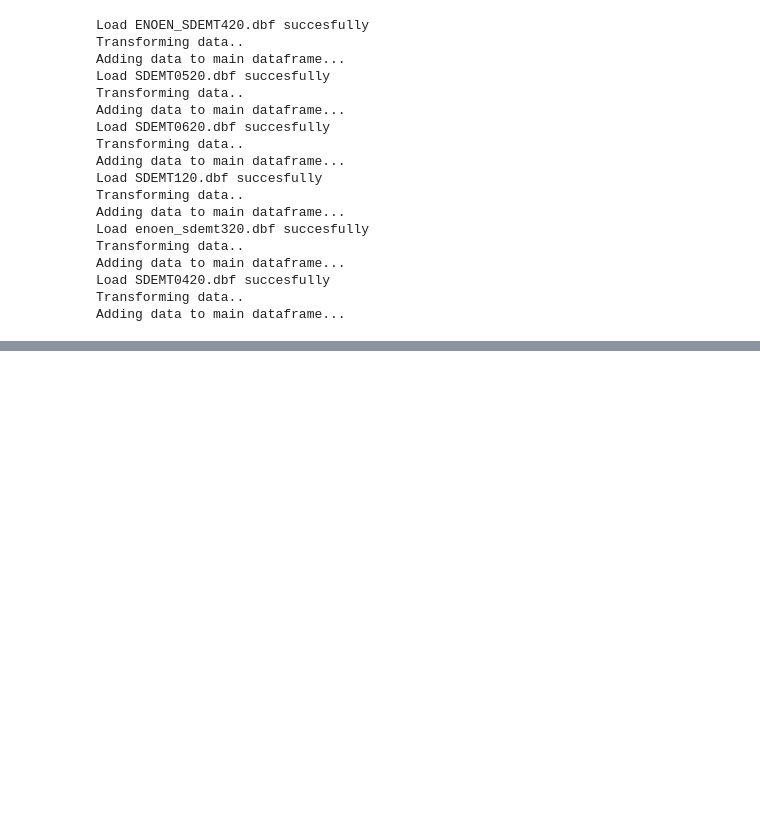
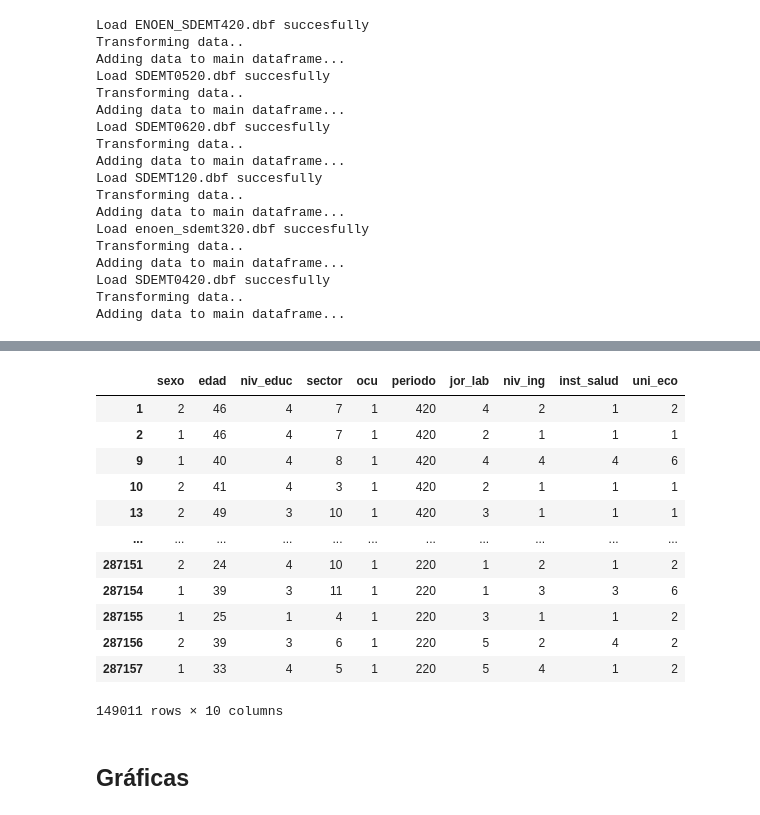
Before and after one commit to Walt9819/factores-impacto-desempleo-mexico, a Jupyter notebook: Python/FactoresDeImpactoEnDesempleoMX.ipynb, the cells around one changed output, grey strips where cells are left out. Saved outputs shown, nothing was run; the diff lists cells and outputs as text; code cells hidden in the pictures; blank space fills up the shorter version.

```diff
--- a/Python/FactoresDeImpactoEnDesempleoMX.ipynb
+++ b/Python/FactoresDeImpactoEnDesempleoMX.ipynb
@@ -128,0 +231,5 @@ datos[(datos["EDA"] >= 15) & (datos["EDA"] <= 65) & (datos["CLASE2"] <= 3) & (da
+# %%
+# Transformacion de datos float a int
+
+df['sexo'] = df['sexo'].astype(int)
+df['edad'] = df['edad'].astype(int)
@@ -128,0 +249,54 @@ datos[(datos["EDA"] >= 15) & (datos["EDA"] <= 65) & (datos["CLASE2"] <= 3) & (da
+# %%
+# Filtros:
+
+# Personas que están ocupadas
+
+ocupadas = df['ocu']==1
+
+# Personas que están en edad de trabajar, es decir, a los mayores de 15 años y menores de 65 años
+
+mayores_15 = df['edad']>=15
+menores_65 = df['edad']<=65
+
+# Nivel educativo especificado
+
+filtro_niv_educ = df['niv_educ']<5
+
+# Jornada laboral especificada
+
+filtro_jor_lab = df['jor_lab']<6
+
+# Nivel de ingresos  especificado
+
+filtro_niv_ing = df['niv_ing']<7
+
+# Acceso a institución de salud especificado
+
+filtro_inst_salud = df['inst_salud']<5
+
+# Tamaño de la unidad económica especificada
+
+filtro_uni_eco = df['uni_eco']<7
+
+
+# Unión de filtros
+
+df = df[ocupadas & mayores_15 & menores_65 & filtro_niv_educ & filtro_jor_lab & filtro_niv_ing & filtro_inst_salud & filtro_uni_eco]
+# %%
+df
+# %% [output]
+|  | sexo | edad | niv_educ | sector | ocu | periodo | jor_lab | niv_ing | inst_salud | uni_eco |
+| 1 | 2 | 46 | 4 | 7 | 1 | 420 | 4 | 2 | 1 | 2 |
+| 2 | 1 | 46 | 4 | 7 | 1 | 420 | 2 | 1 | 1 | 1 |
+| 9 | 1 | 40 | 4 | 8 | 1 | 420 | 4 | 4 | 4 | 6 |
+| 10 | 2 | 41 | 4 | 3 | 1 | 420 | 2 | 1 | 1 | 1 |
+| 13 | 2 | 49 | 3 | 10 | 1 | 420 | 3 | 1 | 1 | 1 |
+| ... | ... | ... | ... | ... | ... | ... | ... | ... | ... | ... |
+| 287151 | 2 | 24 | 4 | 10 | 1 | 220 | 1 | 2 | 1 | 2 |
+| 287154 | 1 | 39 | 3 | 11 | 1 | 220 | 1 | 3 | 3 | 6 |
+| 287155 | 1 | 25 | 1 | 4 | 1 | 220 | 3 | 1 | 1 | 2 |
+| 287156 | 2 | 39 | 3 | 6 | 1 | 220 | 5 | 2 | 4 | 2 |
+| 287157 | 1 | 33 | 4 | 5 | 1 | 220 | 5 | 4 | 1 | 2 |
+149011 rows × 10 columns
+# %% [markdown]
+## Gráficas
```
Also changed, not shown: parts of 29 cells of this notebook.
